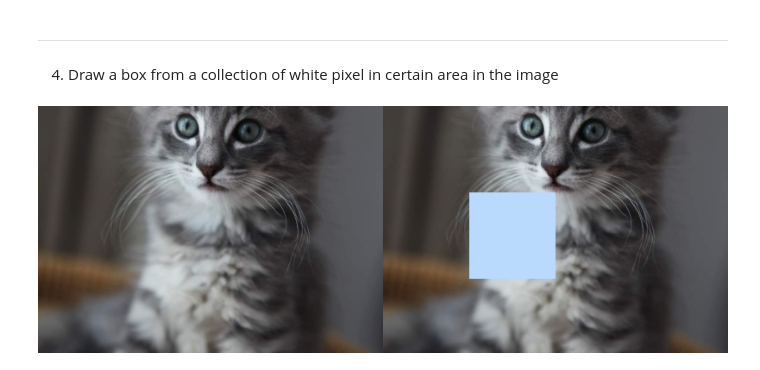
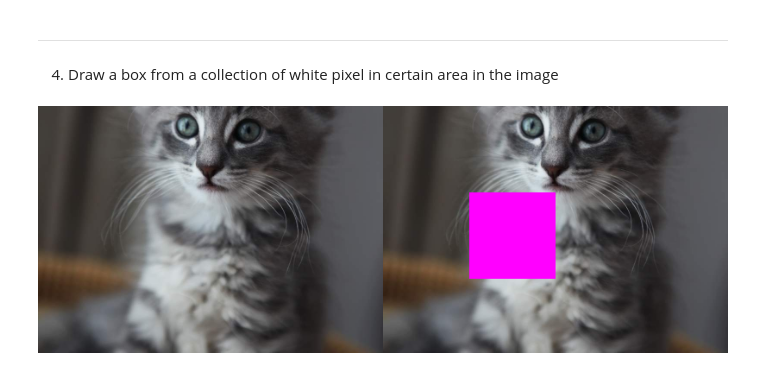
Before and after one commit to fnsalamaa/FINA-SALAMA-PCVK, a Jupyter notebook: Week1.ipynb, the cells around one changed output. Cells and saved outputs as stored; diff of their text form; code cells hidden in the pictures.

```diff
--- a/Week1.ipynb
+++ b/Week1.ipynb
@@ -49,9 +49,19 @@ image_3 = cv.cvtColor(image, cv.COLOR_BGR2RGB)
 #Creating horizontal line in the middle of image
 
 for y in range(lebar):
-  image_3[int((tinggi)/2),y] = [255,255,255]
+  image_3[int((tinggi)/2), :] = [255,255,255]
 
 final_frame = cv.hconcat((image_2, image_3))
 cv2_imshow(final_frame)
 # %% [output]
 [figure]
+# %%
+image_2 = cv.cvtColor(image, cv.COLOR_BGR2RGB)
+image_3 = cv.cvtColor(image, cv.COLOR_BGR2RGB)
+
+#membuat garis vertikal ditengah image
+for y in range (tinggi):
+  image_3[:, int((lebar)/2)] = [255,255,255]
+
+final_frame = cv.hconcat((image_2, image_3))
+cv2_imshow(final_frame)
@@ -204,0 +186,10 @@ cv2_imshow(final_frame2)
+# %%
+image_2 = cv.cvtColor(image, cv.COLOR_BGR2RGB)
+image_3 = cv.cvtColor(image, cv.COLOR_BGR2RGB)
+
+#membuat garis menyilang diagonal pada image
+for y in range (tinggi):
+  image_3[y,int(y*(lebar/tinggi))] =[255,255,255]
+
+final_frame = cv.hconcat((image_2, image_3))
+cv2_imshow(final_frame)
@@ -204,0 +198,11 @@ cv2_imshow(final_frame2)
+# %%
+image_2 = cv.cvtColor(image, cv.COLOR_BGR2RGB)
+image_3 = cv.cvtColor(image, cv.COLOR_BGR2RGB)
+
+#membuat garis menyilang diagonal pada image
+for y in range (lebar):
+  image_3[int((tinggi/lebar*y)),y] =[255,255,255]
+  image_3[int((tinggi/lebar*y)),(lebar-1-y)] =[255,255,255]
+
+final_frame = cv.hconcat((image_2, image_3))
+cv2_imshow(final_frame)
@@ -232,20 +238,20 @@ cv2_imshow(final_frame)
 # %%
 image_2 = cv.cvtColor(image, cv.COLOR_BGR2RGB)
 image_with_box = cv.cvtColor(image, cv.COLOR_BGR2RGB)
 
 # Menentukan koordinat dan ukuran kotak
 x_box = 100
 y_box = 100
 width_box = 100
 height_box = 100
 
-# Membuat gambar baru dengan kotak berwarna biru
+# Membuat gambar baru dengan kotak berwarna magenta
 for y in range(y_box, y_box + height_box):
     for x in range(x_box, x_box + width_box):
-        image_with_box[y, x] = [253, 218, 185]
+        image_with_box[y, x] = [255, 0, 255]
 
 # Menampilkan gambar
 final_frame = cv.hconcat((image_2, image_with_box))
 cv2_imshow(final_frame)
 # %% [output]
-[figure, old version]
+[figure, new version]
```
Also changed, not shown: parts of 4 cells of this notebook.
